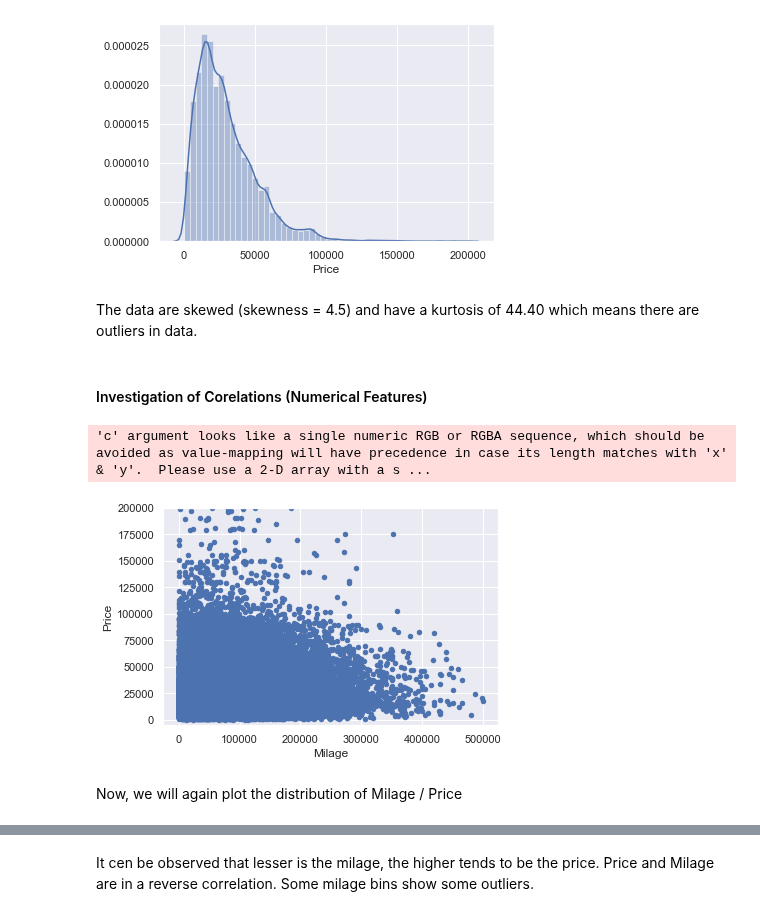
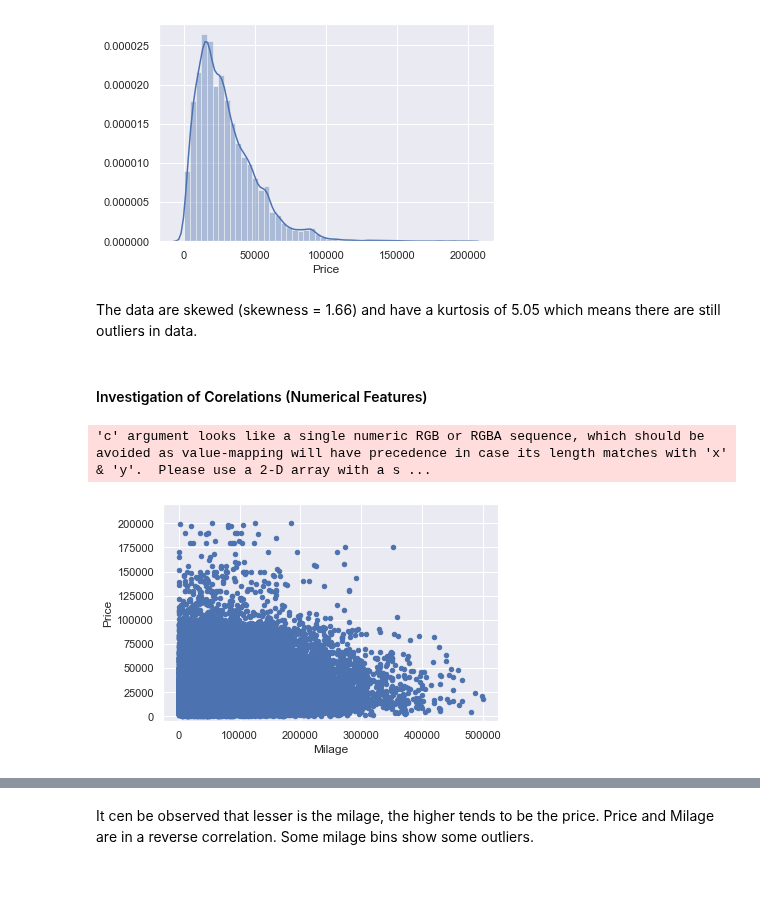
Before and after one commit to kavehamini/Used-Car-Price-Predictor, a Jupyter notebook: Analysis, Cleaning and Visualization of Used Honda Dataset obtained by Scraping Kijiji.ipynb, the cells around one changed output, grey strips where cells are left out. Drawn from its saved outputs; the diff is of its cells as text; code cells hidden in the pictures; blank space fills up the shorter version.

```diff
--- a/Analysis, Cleaning and Visualization of Used Honda Dataset obtained by Scraping Kijiji.ipynb
+++ b/Analysis, Cleaning and Visualization of Used Honda Dataset obtained by Scraping Kijiji.ipynb
@@ -306,15 +248,13 @@ Skewness: 1.663365
 Kurtosis: 5.057019
 [figure]
 # %% [markdown]
-The data are skewed (skewness = 4.5) and have a kurtosis of 44.40 which means there are outliers in data.
+The data are skewed (skewness = 1.66) and have a kurtosis of 5.05 which means there are still outliers in data.
 # %% [markdown]
 #### Investigation of Corelations (Numerical Features)
 # %%
 # distribution of  Milage / Price
 data = pd.concat([df['Price'], df['Milage']], axis=1)
-data.plot.scatter(x='Milage', y='Price', ylim=(-5000,200000));
+data.plot.scatter(x='Milage', y='Price', ylim=(-5000,220000));
 # %% [output]
 'c' argument looks like a single numeric RGB or RGBA sequence, which should be avoided as value-mapping will have precedence in case its length matches with 'x' & 'y'.  Please use a 2-D array with a s ...
-[figure, old version]
+[figure, new version]
-# %% [markdown]
-Now, we will again plot the distribution of  Milage / Price
```
Also changed, not shown: parts of 14 cells of this notebook.
